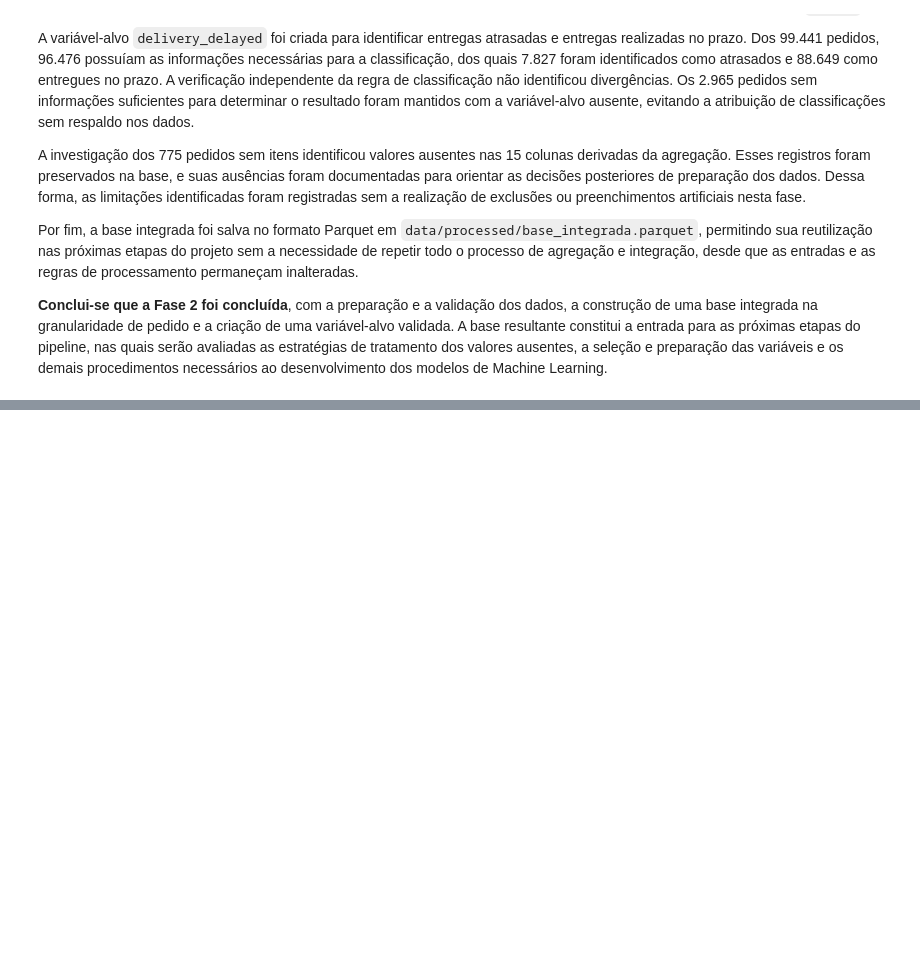
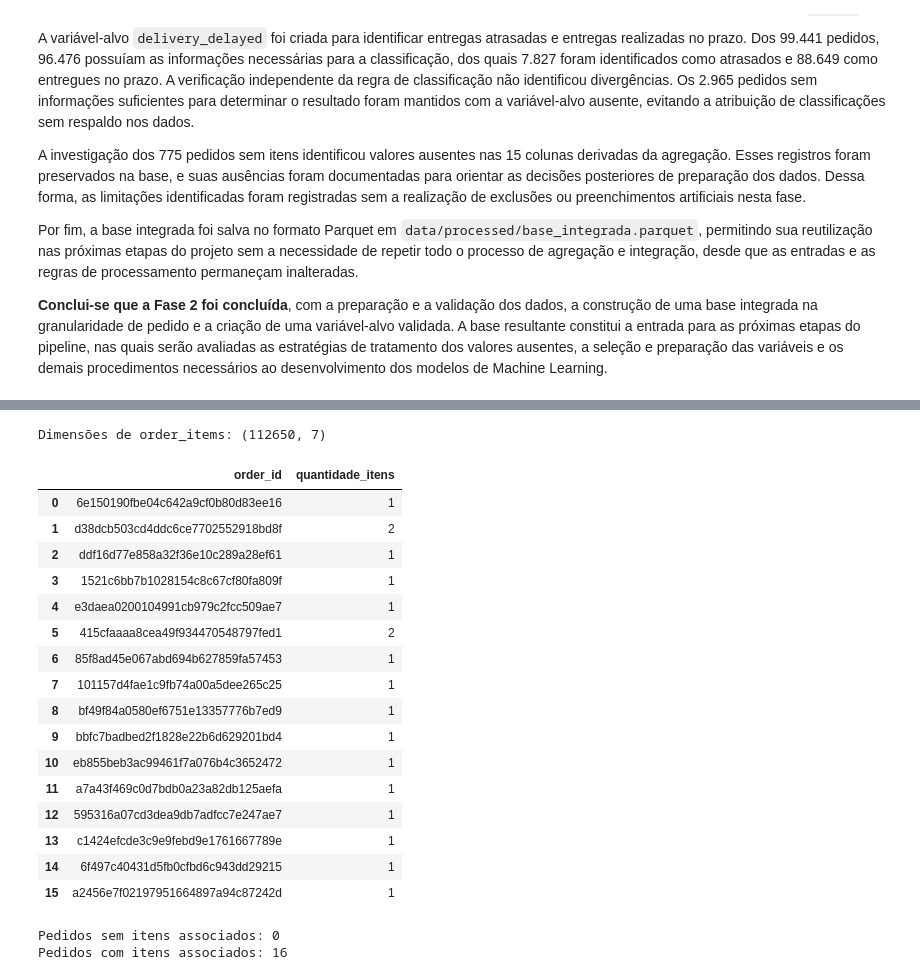
Before and after one commit to Franciane-sl/DeliveryRisk_AI, a Jupyter notebook: pipeline/notebooks/delivery_risk_analysis.ipynb, the cells around one changed output, grey strips where cells are left out. Cells and saved outputs as stored; diff of their text form; code cells hidden in the pictures; blank space fills up the shorter version.

```diff
--- a/pipeline/notebooks/delivery_risk_analysis.ipynb
+++ b/pipeline/notebooks/delivery_risk_analysis.ipynb
@@ -1591,0 +1781,66 @@ Por fim, a base integrada foi salva no formato Parquet em `data/processed/base_i
+# %%
+order_items = datasets["order_items"]
+
+print("Dimensões de order_items:", order_items.shape)
+# %% [output]
+Dimensões de order_items: (112650, 7)
+# %%
+ids_pedidos = pedidos_sem_dimensoes["order_id"]
+
+itens_desses_pedidos = order_items.loc[
+    order_items["order_id"].isin(ids_pedidos)
+].copy()
+
+quantidade_itens = (
+    itens_desses_pedidos
+    .groupby("order_id")
+    .size()
+    .rename("quantidade_itens")
+)
+
+resumo_itens = (
+    pedidos_sem_dimensoes[["order_id"]]
+    .merge(
+        quantidade_itens,
+        on="order_id",
+        how="left"
+    )
+)
+
+resumo_itens["quantidade_itens"] = (
+    resumo_itens["quantidade_itens"]
+    .fillna(0)
+    .astype(int)
+)
+
+display(resumo_itens)
+
+print(
+    "\nPedidos sem itens associados:",
+    (resumo_itens["quantidade_itens"] == 0).sum()
+)
+
+print(
+    "Pedidos com itens associados:",
+    (resumo_itens["quantidade_itens"] > 0).sum()
+)
+# %% [output]
+|  | order_id | quantidade_itens |
+| 0 | 6e150190fbe04c642a9cf0b80d83ee16 | 1 |
+| 1 | d38dcb503cd4ddc6ce7702552918bd8f | 2 |
+| 2 | ddf16d77e858a32f36e10c289a28ef61 | 1 |
+| 3 | 1521c6bb7b1028154c8c67cf80fa809f | 1 |
+| 4 | e3daea0200104991cb979c2fcc509ae7 | 1 |
+| 5 | 415cfaaaa8cea49f934470548797fed1 | 2 |
+| 6 | 85f8ad45e067abd694b627859fa57453 | 1 |
+| 7 | 101157d4fae1c9fb74a00a5dee265c25 | 1 |
+| 8 | bf49f84a0580ef6751e13357776b7ed9 | 1 |
+| 9 | bbfc7badbed2f1828e22b6d629201bd4 | 1 |
+| 10 | eb855beb3ac99461f7a076b4c3652472 | 1 |
+| 11 | a7a43f469c0d7bdb0a23a82db125aefa | 1 |
+| 12 | 595316a07cd3dea9db7adfcc7e247ae7 | 1 |
+| 13 | c1424efcde3c9e9febd9e1761667789e | 1 |
+| 14 | 6f497c40431d5fb0cfbd6c943dd29215 | 1 |
+| 15 | a2456e7f02197951664897a94c87242d | 1 |
+Pedidos sem itens associados: 0
+Pedidos com itens associados: 16
```
Also changed, not shown: parts of 20 cells of this notebook.
